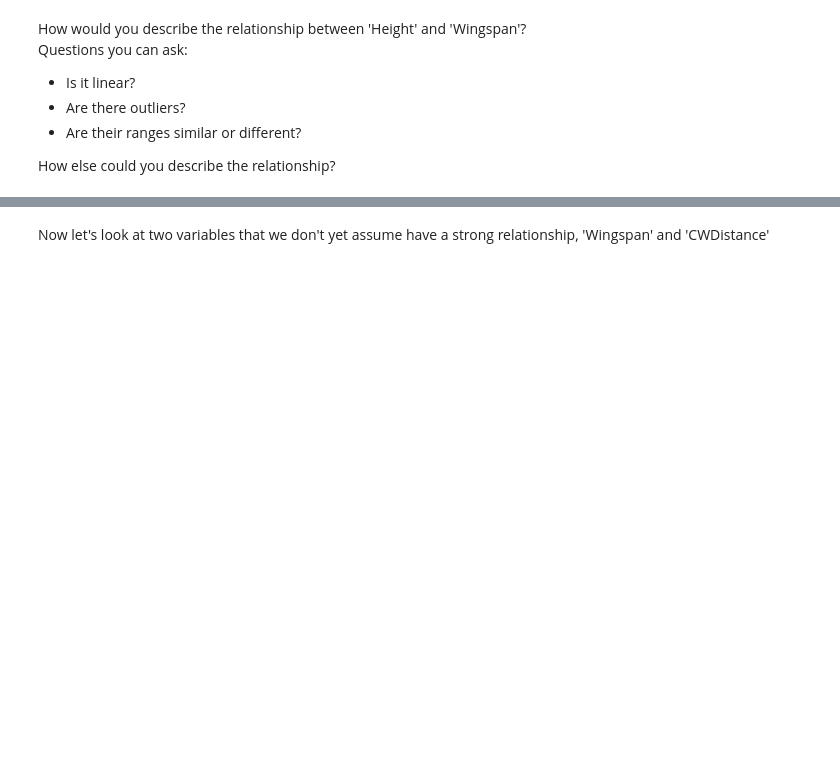
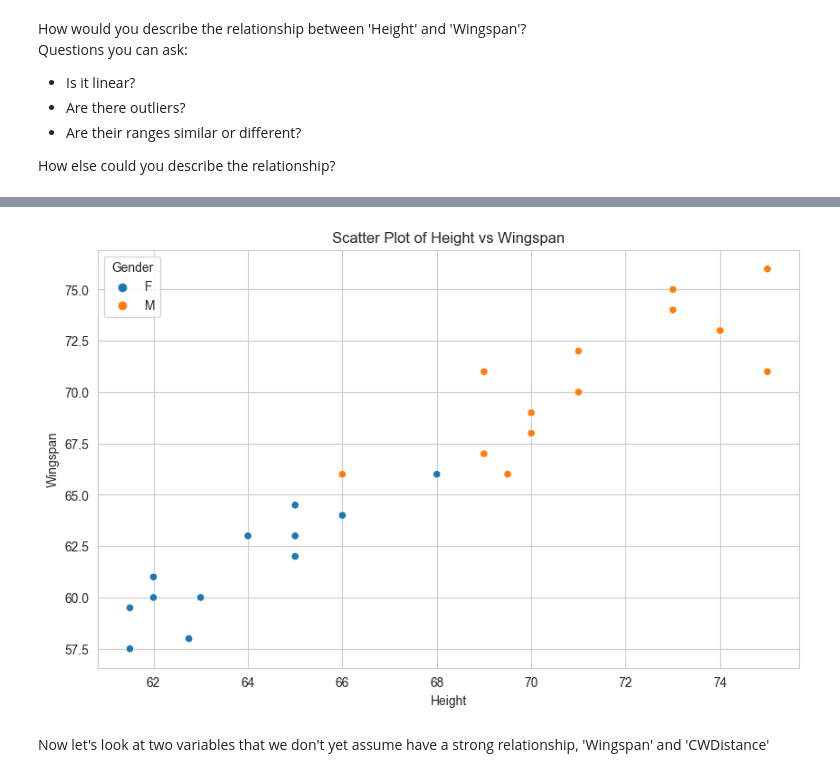
Before and after one commit to ybezginova2016/stat_data_viz_27082024, a Jupyter notebook: Module3/w3_assessment.ipynb, the cells around one changed output, grey strips where cells are left out. Cells and saved outputs as stored; diff of their text form; code cells hidden in the pictures; blank space fills up the shorter version.

```diff
--- a/Module3/w3_assessment.ipynb
+++ b/Module3/w3_assessment.ipynb
@@ -66,2 +197,16 @@ How else could you describe the relationship?
+# %%
+# Adding 'Gender' as a confounding variable
+plt.figure(figsize=(10, 6))  # Устанавливаем размер графика
+sns.scatterplot(x='Height', y='Wingspan', hue='Gender', data=df)
+
+# Добавляем заголовок и метки осей
+plt.title('Scatter Plot of Height vs Wingspan')
+plt.xlabel('Height')
+plt.ylabel('Wingspan')
+
+# Показываем график
+plt.show()
+# %% [output]
+[figure, added]
 # %% [markdown]
 Now let's look at two variables that we don't yet assume have a strong relationship, 'Wingspan' and 'CWDistance'
```
Also changed, not shown: parts of 31 cells of this notebook.
